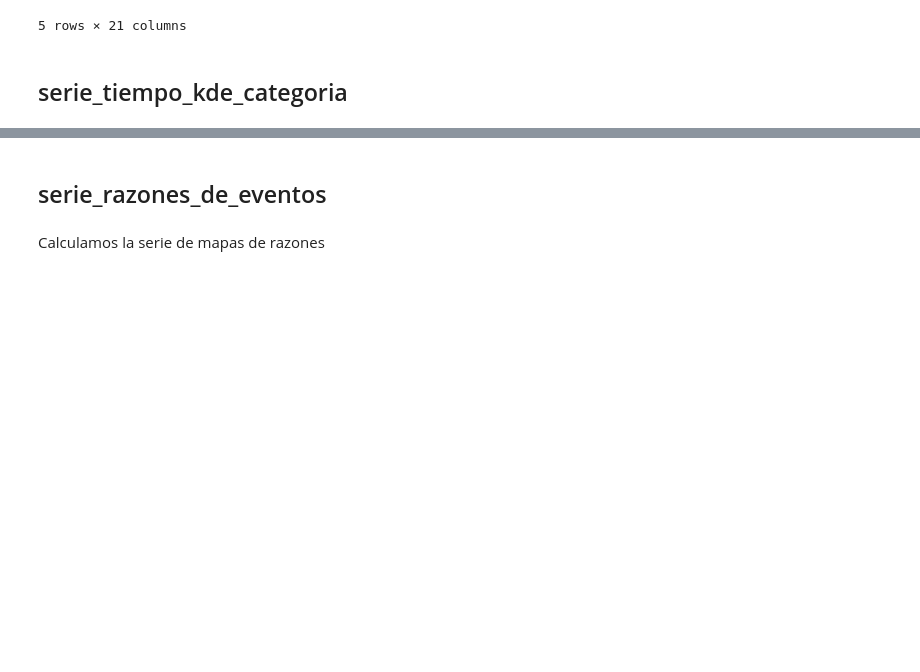
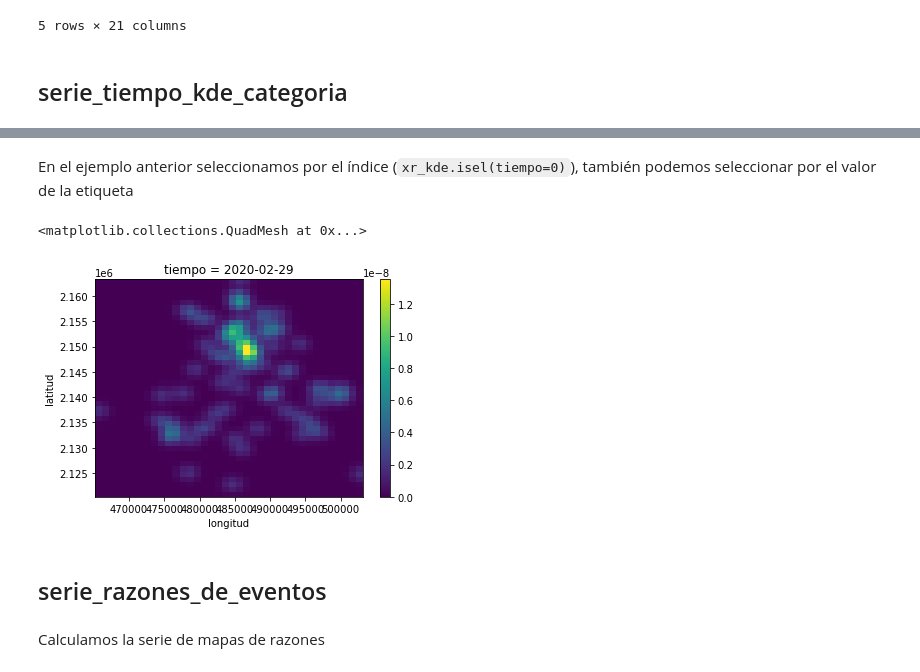
Before and after one commit to CentroGeo/criminologia_cdmx, a Jupyter notebook: 01_patrones_espacio_temporales.ipynb, the cells around one changed output, grey strips where cells are left out. Drawn from its saved outputs; the diff is of its cells as text; code cells hidden in the pictures; blank space fills up the shorter version.

```diff
--- a/01_patrones_espacio_temporales.ipynb
+++ b/01_patrones_espacio_temporales.ipynb
@@ -246,3 +280,10 @@ plt.imshow(kdes[1])
+# %% [markdown]
+En el ejemplo anterior seleccionamos por el índice (`xr_kde.isel(tiempo=0)`), también podemos seleccionar por el valor de la etiqueta
+# %%
+xr_kde.sel(tiempo=fechas[1]).plot()
+# %% [output]
+<matplotlib.collections.QuadMesh at 0x...>
+[figure, added]
 # %% [markdown]
 ## serie_razones_de_eventos
 # %%
```
Also changed, not shown: parts of 21 cells of this notebook, 4 other files.
